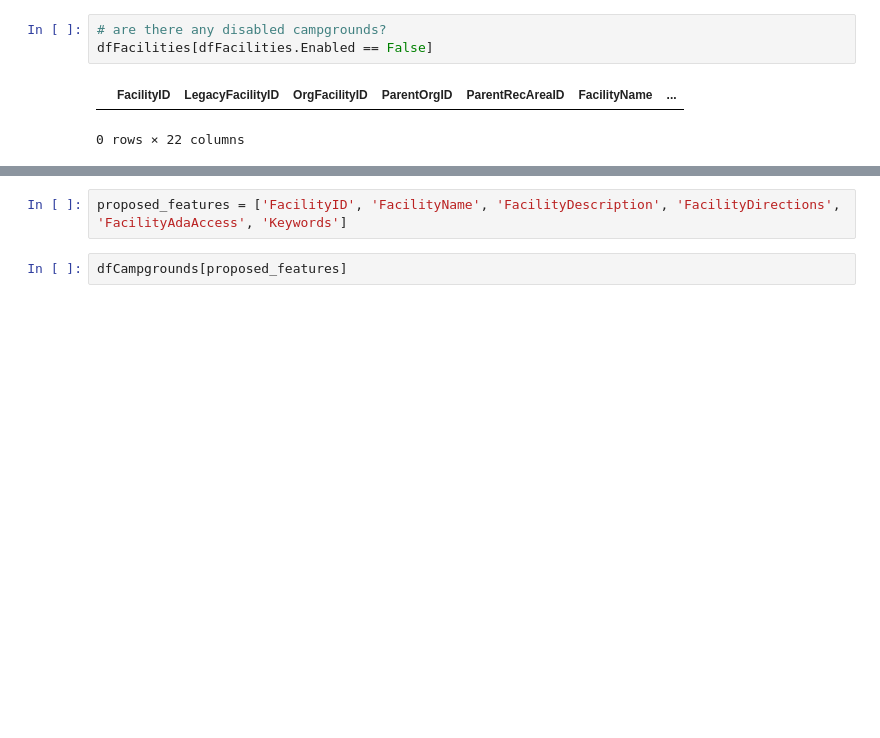
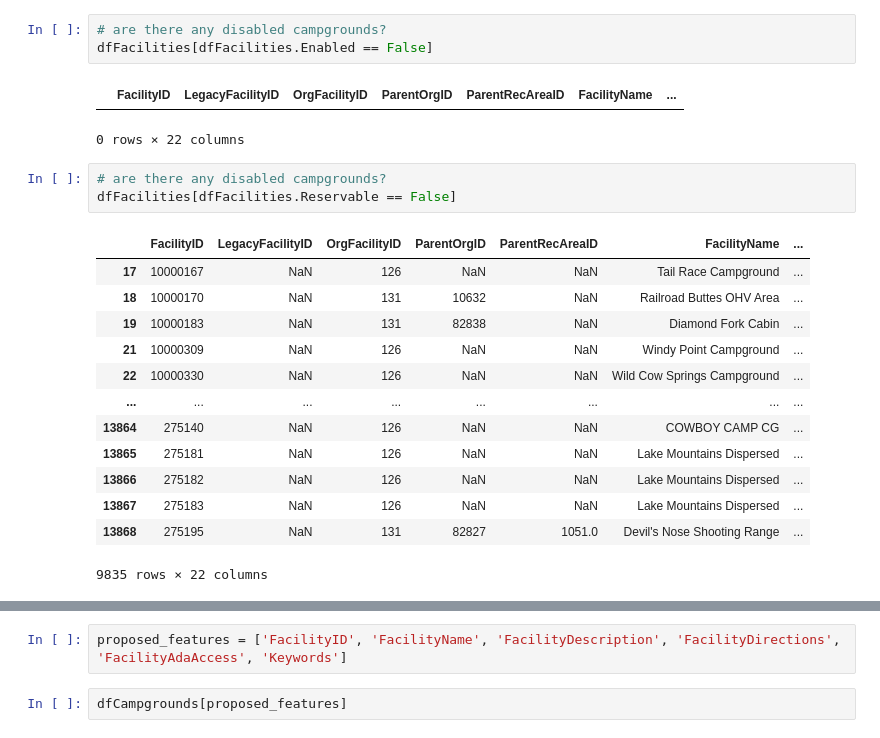
Before and after one commit to burgwyn/DATA602, a Jupyter notebook: Facilities.ipynb, the cells around one changed output, grey strips where cells are left out. Drawn from its saved outputs; the diff is of its cells as text; blank space fills up the shorter version.

```diff
--- a/Facilities.ipynb
+++ b/Facilities.ipynb
@@ -52,4 +52,21 @@ dfFacilities[dfFacilities.Enabled == False]
 # %% [output]
 |  | FacilityID | LegacyFacilityID | OrgFacilityID | ParentOrgID | ParentRecAreaID | FacilityName | ... |
 0 rows × 22 columns
+# %%
+# are there any disabled campgrounds?
+dfFacilities[dfFacilities.Reservable == False]
+# %% [output]
+|  | FacilityID | LegacyFacilityID | OrgFacilityID | ParentOrgID | ParentRecAreaID | FacilityName | ... |
+| 17 | 10000167 | NaN | 126 | NaN | NaN | Tail Race Campground | ... |
+| 18 | 10000170 | NaN | 131 | 10632 | NaN | Railroad Buttes OHV Area | ... |
+| 19 | 10000183 | NaN | 131 | 82838 | NaN | Diamond Fork Cabin | ... |
+| 21 | 10000309 | NaN | 126 | NaN | NaN | Windy Point Campground | ... |
+| 22 | 10000330 | NaN | 126 | NaN | NaN | Wild Cow Springs Campground | ... |
+| ... | ... | ... | ... | ... | ... | ... | ... |
+| 13864 | 275140 | NaN | 126 | NaN | NaN | COWBOY CAMP CG | ... |
+| 13865 | 275181 | NaN | 126 | NaN | NaN | Lake Mountains Dispersed | ... |
+| 13866 | 275182 | NaN | 126 | NaN | NaN | Lake Mountains Dispersed | ... |
+| 13867 | 275183 | NaN | 126 | NaN | NaN | Lake Mountains Dispersed | ... |
+| 13868 | 275195 | NaN | 131 | 82827 | 1051.0 | Devil's Nose Shooting Range | ... |
+9835 rows × 22 columns
 # %%
```
Also changed, not shown: parts of 18 cells of this notebook.
